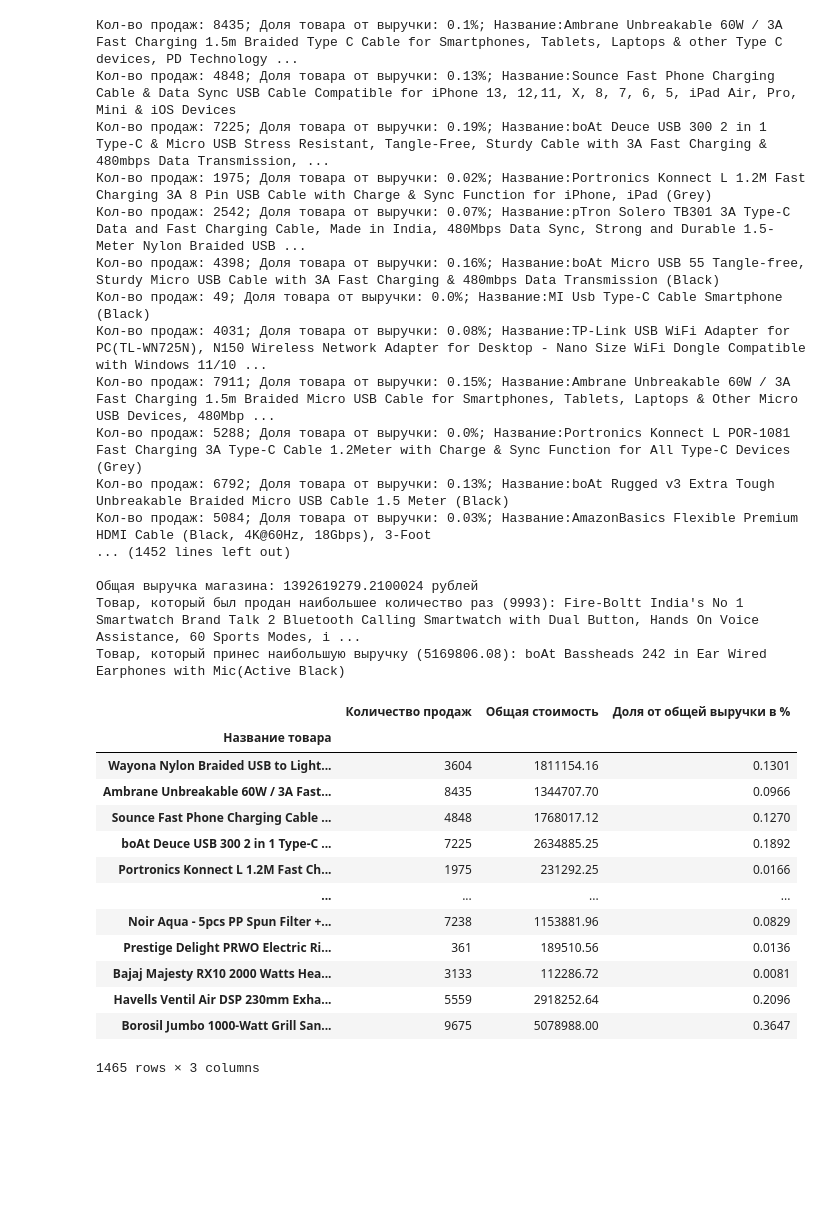
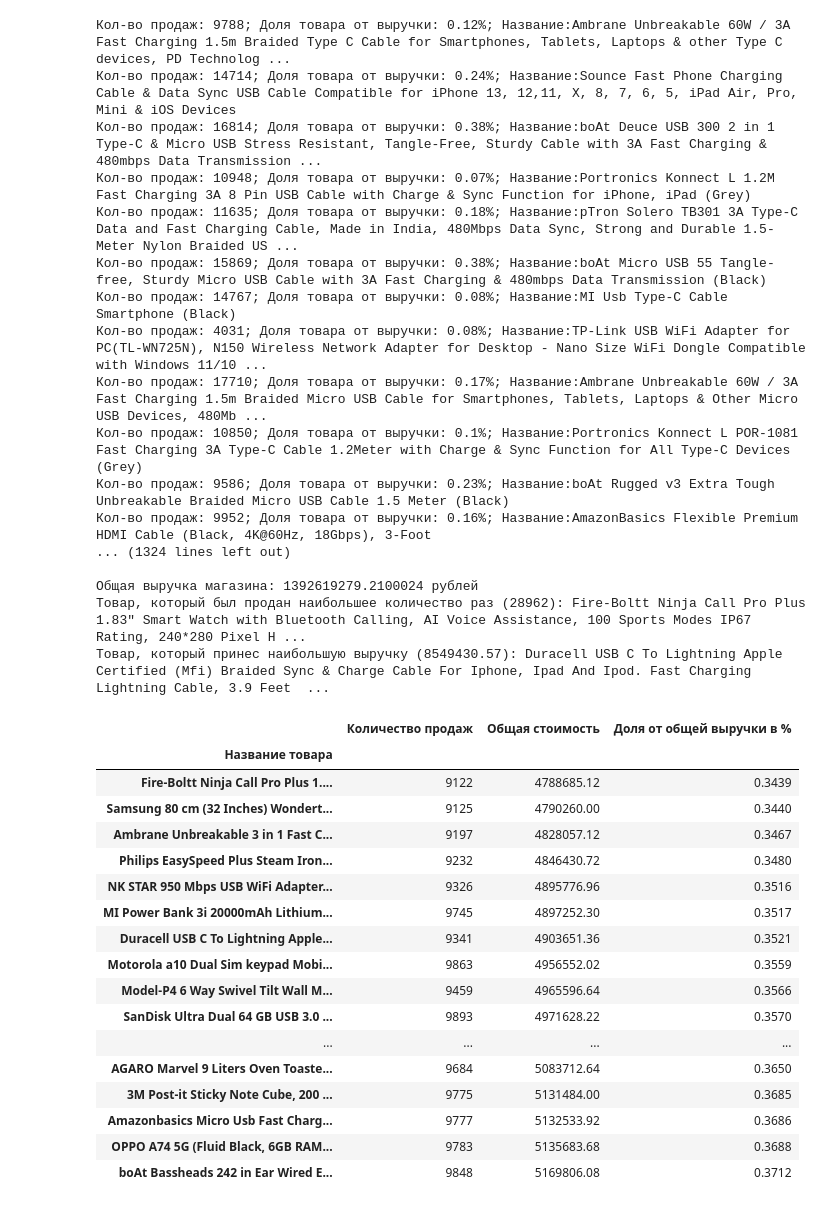
Before and after one commit to Abcdeshka/SIAOD, a Jupyter notebook: course.ipynb, the cells around one changed output. Drawn from its saved outputs; the diff is of its cells as text; code cells hidden in the pictures; blank space fills up the shorter version.

```diff
--- a/course.ipynb
+++ b/course.ipynb
@@ -20 +62,9 @@ df.to_csv("table.csv", sep=';', index=False, encoding='utf-8')
+# %%
+# Находит самое большое значение в хеш-таблице
+def find_max(data, max_value):
+    for i in data:
+        if data[i]>max_value:
+            max_value=data[i]
+            max_index=i
+    return max_value, max_index
 # %%
@@ -66,48 +111,55 @@ def calculation(file):
 data = pd.read_csv('table.csv', sep=';')
 with open("table.csv", encoding='utf-8') as file:
     file_reader = csv.reader(file, delimiter = ";")
-    total, max_count, max_profit, p_name, c_name = calculation(file_reader)
+    total, max_count, max_profit, p_name, c_name = solving(file_reader)
     print()
     print(f'Общая выручка магазина: {total} рублей')
     print(f'Товар, который был продан наибольшее количество раз ({max_count}): {c_name}')
     print(f'Товар, который принес наибольшую выручку ({max_profit}): {p_name}')
 # %% [output]
-Кол-во продаж: 8435; Доля товара от выручки: 0.1%; Название:Ambrane Unbreakable 60W / 3A Fast Charging 1.5m Braided Type C Cable for Smartphones, Tablets, Laptops & other Type C devices, PD Technology ...
-Кол-во продаж: 4848; Доля товара от выручки: 0.13%; Название:Sounce Fast Phone Charging Cable & Data Sync USB Cable Compatible for iPhone 13, 12,11, X, 8, 7, 6, 5, iPad Air, Pro, Mini & iOS Devices
-Кол-во продаж: 7225; Доля товара от выручки: 0.19%; Название:boAt Deuce USB 300 2 in 1 Type-C & Micro USB Stress Resistant, Tangle-Free, Sturdy Cable with 3A Fast Charging & 480mbps Data Transmission, ...
-Кол-во продаж: 1975; Доля товара от выручки: 0.02%; Название:Portronics Konnect L 1.2M Fast Charging 3A 8 Pin USB Cable with Charge & Sync Function for iPhone, iPad (Grey)
-Кол-во продаж: 2542; Доля товара от выручки: 0.07%; Название:pTron Solero TB301 3A Type-C Data and Fast Charging Cable, Made in India, 480Mbps Data Sync, Strong and Durable 1.5-Meter Nylon Braided USB ...
-Кол-во продаж: 4398; Доля товара от выручки: 0.16%; Название:boAt Micro USB 55 Tangle-free, Sturdy Micro USB Cable with 3A Fast Charging & 480mbps Data Transmission (Black)
-Кол-во продаж: 49; Доля товара от выручки: 0.0%; Название:MI Usb Type-C Cable Smartphone (Black)
+Кол-во продаж: 9788; Доля товара от выручки: 0.12%; Название:Ambrane Unbreakable 60W / 3A Fast Charging 1.5m Braided Type C Cable for Smartphones, Tablets, Laptops & other Type C devices, PD Technolog ...
+Кол-во продаж: 14714; Доля товара от выручки: 0.24%; Название:Sounce Fast Phone Charging Cable & Data Sync USB Cable Compatible for iPhone 13, 12,11, X, 8, 7, 6, 5, iPad Air, Pro, Mini & iOS Devices
+Кол-во продаж: 16814; Доля товара от выручки: 0.38%; Название:boAt Deuce USB 300 2 in 1 Type-C & Micro USB Stress Resistant, Tangle-Free, Sturdy Cable with 3A Fast Charging & 480mbps Data Transmission ...
+Кол-во продаж: 10948; Доля товара от выручки: 0.07%; Название:Portronics Konnect L 1.2M Fast Charging 3A 8 Pin USB Cable with Charge & Sync Function for iPhone, iPad (Grey)
+Кол-во продаж: 11635; Доля товара от выручки: 0.18%; Название:pTron Solero TB301 3A Type-C Data and Fast Charging Cable, Made in India, 480Mbps Data Sync, Strong and Durable 1.5-Meter Nylon Braided US ...
+Кол-во продаж: 15869; Доля товара от выручки: 0.38%; Название:boAt Micro USB 55 Tangle-free, Sturdy Micro USB Cable with 3A Fast Charging & 480mbps Data Transmission (Black)
+Кол-во продаж: 14767; Доля товара от выручки: 0.08%; Название:MI Usb Type-C Cable Smartphone (Black)
 Кол-во продаж: 4031; Доля товара от выручки: 0.08%; Название:TP-Link USB WiFi Adapter for PC(TL-WN725N), N150 Wireless Network Adapter for Desktop - Nano Size WiFi Dongle Compatible with Windows 11/10 ...
-Кол-во продаж: 7911; Доля товара от выручки: 0.15%; Название:Ambrane Unbreakable 60W / 3A Fast Charging 1.5m Braided Micro USB Cable for Smartphones, Tablets, Laptops & Other Micro USB Devices, 480Mbp ...
-Кол-во продаж: 5288; Доля товара от выручки: 0.0%; Название:Portronics Konnect L POR-1081 Fast Charging 3A Type-C Cable 1.2Meter with Charge & Sync Function for All Type-C Devices (Grey)
-Кол-во продаж: 6792; Доля товара от выручки: 0.13%; Название:boAt Rugged v3 Extra Tough Unbreakable Braided Micro USB Cable 1.5 Meter (Black)
-Кол-во продаж: 5084; Доля товара от выручки: 0.03%; Название:AmazonBasics Flexible Premium HDMI Cable (Black, 4K@60Hz, 18Gbps), 3-Foot
-... (1452 lines left out)
+Кол-во продаж: 17710; Доля товара от выручки: 0.17%; Название:Ambrane Unbreakable 60W / 3A Fast Charging 1.5m Braided Micro USB Cable for Smartphones, Tablets, Laptops & Other Micro USB Devices, 480Mb ...
+Кол-во продаж: 10850; Доля товара от выручки: 0.1%; Название:Portronics Konnect L POR-1081 Fast Charging 3A Type-C Cable 1.2Meter with Charge & Sync Function for All Type-C Devices (Grey)
+Кол-во продаж: 9586; Доля товара от выручки: 0.23%; Название:boAt Rugged v3 Extra Tough Unbreakable Braided Micro USB Cable 1.5 Meter (Black)
+Кол-во продаж: 9952; Доля товара от выручки: 0.16%; Название:AmazonBasics Flexible Premium HDMI Cable (Black, 4K@60Hz, 18Gbps), 3-Foot
+... (1324 lines left out)
 
 Общая выручка магазина: 1392619279.2100024 рублей
-Товар, который был продан наибольшее количество раз (9993): Fire-Boltt India's No 1 Smartwatch Brand Talk 2 Bluetooth Calling Smartwatch with Dual Button, Hands On Voice Assistance, 60 Sports Modes, i ...
-Товар, который принес наибольшую выручку (5169806.08): boAt Bassheads 242 in Ear Wired Earphones with Mic(Active Black)
+Товар, который был продан наибольшее количество раз (28962): Fire-Boltt Ninja Call Pro Plus 1.83" Smart Watch with Bluetooth Calling, AI Voice Assistance, 100 Sports Modes IP67 Rating, 240*280 Pixel H ...
+Товар, который принес наибольшую выручку (8549430.57): Duracell USB C To Lightning Apple Certified (Mfi) Braided Sync & Charge Cable For Iphone, Ipad And Ipod. Fast Charging Lightning Cable, 3.9 Feet  ...
 # %%
-data['Доля от общей выручки в %'] = data['Общая стоимость'] / (total / 100)
-data['Доля от общей выручки в %'] = data['Доля от общей выручки в %'].round(4).astype(float)
-data.index = data['Название товара']
+data = data.sort_values(by="Общая стоимость")
+df=pd.DataFrame(data)
+df = df[-20:]
+df['Доля от общей выручки в %'] = df['Общая стоимость'] / (total / 100)
+df['Доля от общей выручки в %'] = df['Доля от общей выручки в %'].round(4).astype(float)
+df.index = df['Название товара']
 # %%
-data[['Количество продаж', 'Общая стоимость', 'Доля от общей выручки в %']]
+df[['Количество продаж', 'Общая стоимость', 'Доля от общей выручки в %']]
 # %% [output]
 |  | Количество продаж | Общая стоимость | Доля от общей выручки в % |
 | Название товара |  |  |  |
-| Wayona Nylon Braided USB to Light... | 3604 | 1811154.16 | 0.1301 |
-| Ambrane Unbreakable 60W / 3A Fast... | 8435 | 1344707.70 | 0.0966 |
-| Sounce Fast Phone Charging Cable ... | 4848 | 1768017.12 | 0.1270 |
-| boAt Deuce USB 300 2 in 1 Type-C ... | 7225 | 2634885.25 | 0.1892 |
-| Portronics Konnect L 1.2M Fast Ch... | 1975 | 231292.25 | 0.0166 |
+| Fire-Boltt Ninja Call Pro Plus 1.... | 9122 | 4788685.12 | 0.3439 |
+| Samsung 80 cm (32 Inches) Wondert... | 9125 | 4790260.00 | 0.3440 |
+| Ambrane Unbreakable 3 in 1 Fast C... | 9197 | 4828057.12 | 0.3467 |
+| Philips EasySpeed Plus Steam Iron... | 9232 | 4846430.72 | 0.3480 |
+| NK STAR 950 Mbps USB WiFi Adapter... | 9326 | 4895776.96 | 0.3516 |
+| MI Power Bank 3i 20000mAh Lithium... | 9745 | 4897252.30 | 0.3517 |
+| Duracell USB C To Lightning Apple... | 9341 | 4903651.36 | 0.3521 |
+| Motorola a10 Dual Sim keypad Mobi... | 9863 | 4956552.02 | 0.3559 |
+| Model-P4 6 Way Swivel Tilt Wall M... | 9459 | 4965596.64 | 0.3566 |
+| SanDisk Ultra Dual 64 GB USB 3.0 ... | 9893 | 4971628.22 | 0.3570 |
 | ... | ... | ... | ... |
-| Noir Aqua - 5pcs PP Spun Filter +... | 7238 | 1153881.96 | 0.0829 |
-| Prestige Delight PRWO Electric Ri... | 361 | 189510.56 | 0.0136 |
-| Bajaj Majesty RX10 2000 Watts Hea... | 3133 | 112286.72 | 0.0081 |
-| Havells Ventil Air DSP 230mm Exha... | 5559 | 2918252.64 | 0.2096 |
-| Borosil Jumbo 1000-Watt Grill San... | 9675 | 5078988.00 | 0.3647 |
+| AGARO Marvel 9 Liters Oven Toaste... | 9684 | 5083712.64 | 0.3650 |
+| 3M Post-it Sticky Note Cube, 200 ... | 9775 | 5131484.00 | 0.3685 |
+| Amazonbasics Micro Usb Fast Charg... | 9777 | 5132533.92 | 0.3686 |
+| OPPO A74 5G (Fluid Black, 6GB RAM... | 9783 | 5135683.68 | 0.3688 |
+| boAt Bassheads 242 in Ear Wired E... | 9848 | 5169806.08 | 0.3712 |
-1465 rows × 3 columns
 # %%
```
Also changed, not shown: parts of 9 cells of this notebook, 1 other file.
